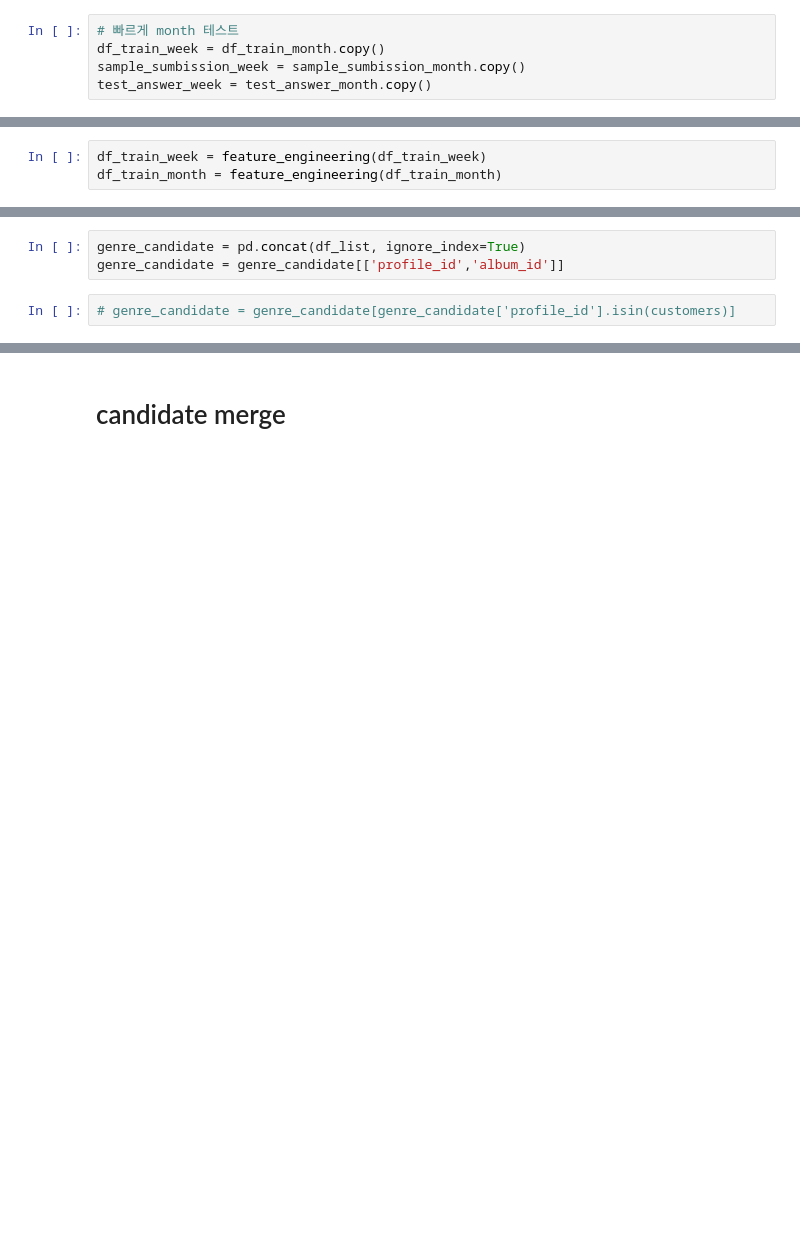
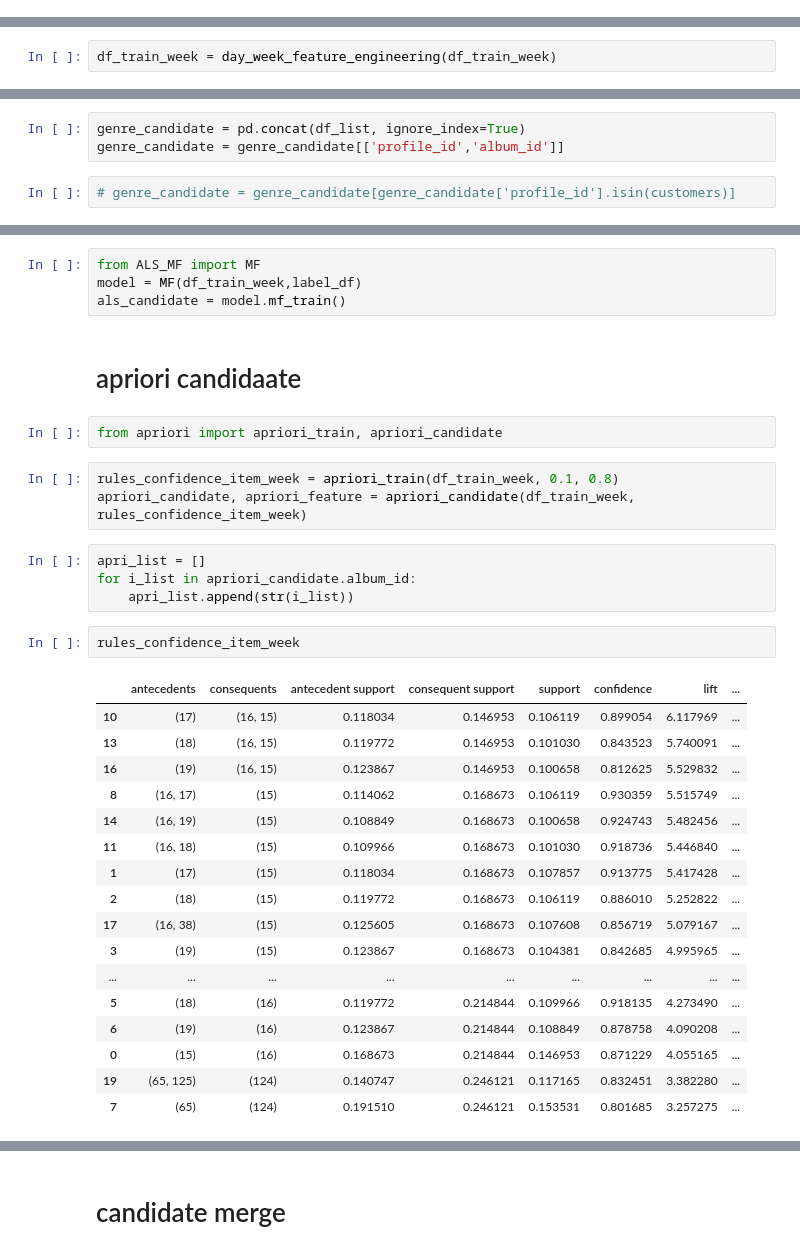
Before and after one commit to jinsuc28/lg-children-country-recommend, a Jupyter notebook: EDA/JS/lgbmrank-2.ipynb, the cells around one changed output, grey strips where cells are left out. Saved outputs shown, nothing was run; the diff lists cells and outputs as text; blank space fills up the shorter version.

Commit message:
1127 add apriori candidate &features

```diff
--- a/EDA/JS/lgbmrank-2.ipynb
+++ b/EDA/JS/lgbmrank-2.ipynb
@@ -35,8 +19,3 @@ path='../../data/'
 test_answer_week, test_answer_month, \
 df_train_week, df_train_month, \
 sample_sumbission_week, sample_sumbission_month = dataload(path)
-# %%
-# 빠르게 month 테스트
-df_train_week = df_train_month.copy()
-sample_sumbission_week = sample_sumbission_month.copy()
-test_answer_week = test_answer_month.copy()
@@ -44,0 +38,2 @@ test_answer_week = test_answer_month.copy()
+# %%
+df_train_week = day_week_feature_engineering(df_train_week)
@@ -72,3 +52,0 @@ def feature_engineering(df_train:pd.DataFrame())->pd.DataFrame():
-# %%
-df_train_week = feature_engineering(df_train_week)
-df_train_month = feature_engineering(df_train_month)
@@ -308,0 +213,35 @@ genre_candidate = genre_candidate[['profile_id','album_id']]
+# %%
+from ALS_MF import MF
+model = MF(df_train_week,label_df)
+als_candidate = model.mf_train()
+# %% [markdown]
+# apriori candidaate
+# %%
+from apriori import apriori_train, apriori_candidate
+# %%
+rules_confidence_item_week = apriori_train(df_train_week, 0.1, 0.8)
+apriori_candidate, apriori_feature = apriori_candidate(df_train_week, rules_confidence_item_week)
+# %%
+apri_list = []
+for i_list in apriori_candidate.album_id:
+    apri_list.append(str(i_list))
+# %%
+rules_confidence_item_week
+# %% [output]
+|  | antecedents | consequents | antecedent support | consequent support | support | confidence | lift | ... |
+| 10 | (17) | (16, 15) | 0.118034 | 0.146953 | 0.106119 | 0.899054 | 6.117969 | ... |
+| 13 | (18) | (16, 15) | 0.119772 | 0.146953 | 0.101030 | 0.843523 | 5.740091 | ... |
+| 16 | (19) | (16, 15) | 0.123867 | 0.146953 | 0.100658 | 0.812625 | 5.529832 | ... |
+| 8 | (16, 17) | (15) | 0.114062 | 0.168673 | 0.106119 | 0.930359 | 5.515749 | ... |
+| 14 | (16, 19) | (15) | 0.108849 | 0.168673 | 0.100658 | 0.924743 | 5.482456 | ... |
+| 11 | (16, 18) | (15) | 0.109966 | 0.168673 | 0.101030 | 0.918736 | 5.446840 | ... |
+| 1 | (17) | (15) | 0.118034 | 0.168673 | 0.107857 | 0.913775 | 5.417428 | ... |
+| 2 | (18) | (15) | 0.119772 | 0.168673 | 0.106119 | 0.886010 | 5.252822 | ... |
+| 17 | (16, 38) | (15) | 0.125605 | 0.168673 | 0.107608 | 0.856719 | 5.079167 | ... |
+| 3 | (19) | (15) | 0.123867 | 0.168673 | 0.104381 | 0.842685 | 4.995965 | ... |
+| ... | ... | ... | ... | ... | ... | ... | ... | ... |
+| 5 | (18) | (16) | 0.119772 | 0.214844 | 0.109966 | 0.918135 | 4.273490 | ... |
+| 6 | (19) | (16) | 0.123867 | 0.214844 | 0.108849 | 0.878758 | 4.090208 | ... |
+| 0 | (15) | (16) | 0.168673 | 0.214844 | 0.146953 | 0.871229 | 4.055165 | ... |
+| 19 | (65, 125) | (124) | 0.140747 | 0.246121 | 0.117165 | 0.832451 | 3.382280 | ... |
+| 7 | (65) | (124) | 0.191510 | 0.246121 | 0.153531 | 0.801685 | 3.257275 | ... |
```
Also changed, not shown: parts of 68 cells of this notebook.
